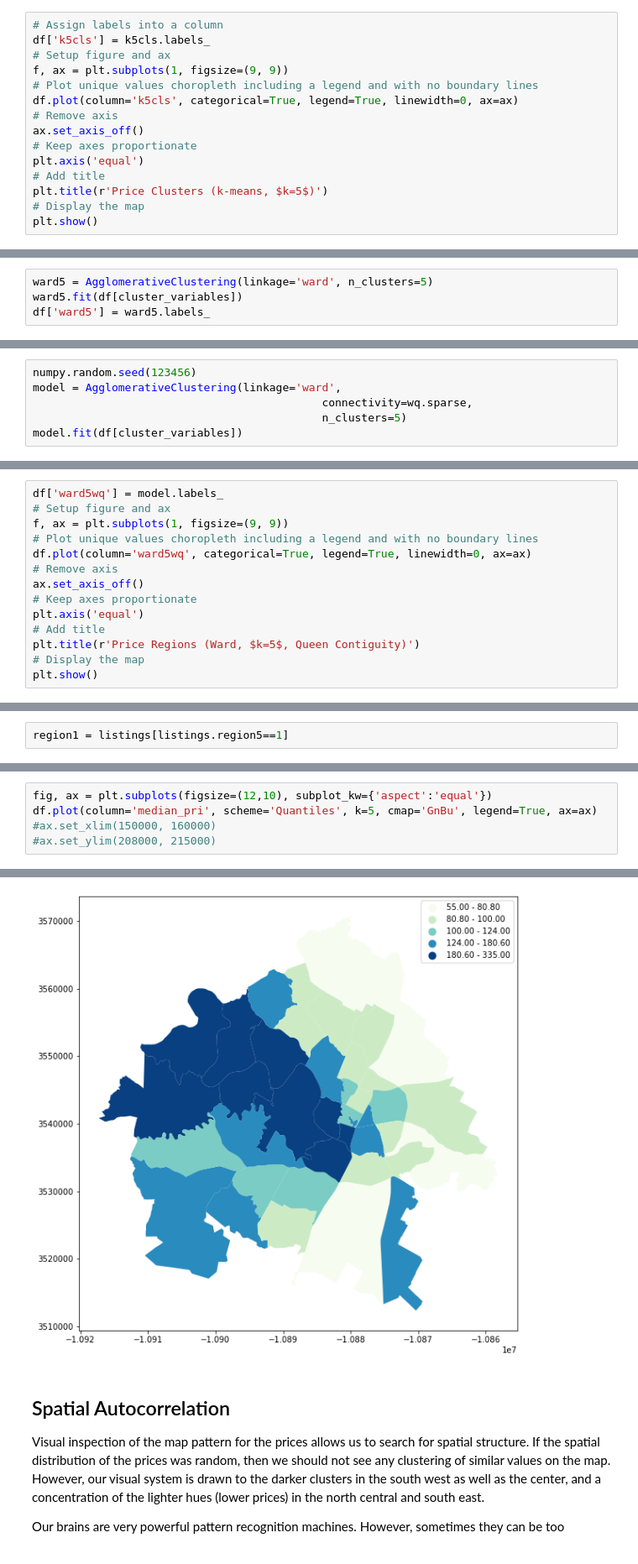
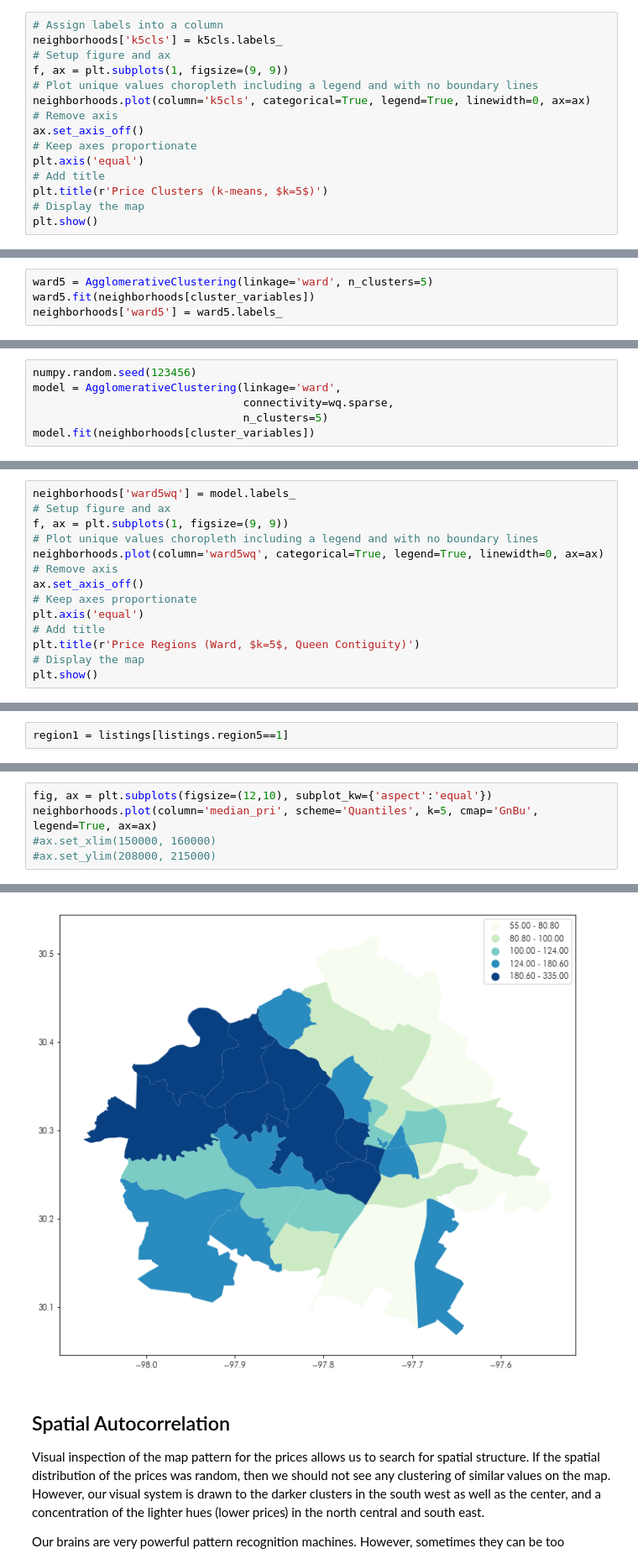
Before and after one commit to pysal/scipy2019-intermediate-gds, a Jupyter notebook: sds4-spatial_clusters.ipynb, the cells around one changed output, grey strips where cells are left out. Shown at 84% size. Drawn from its saved outputs; the diff is of its cells as text.

Commit message:
fix clustering notebook

```diff
--- a/sds4-spatial_clusters.ipynb
+++ b/sds4-spatial_clusters.ipynb
@@ -66,11 +76,11 @@ array([2, 0, 1, 2, 3, 0, 3, 2, 1, 0, 3, 0, 0, 3, 2, 3, 2, 3, 3, 1, 0, 3,
       dtype=int32)
 # %%
 # Assign labels into a column
-df['k5cls'] = k5cls.labels_
+neighborhoods['k5cls'] = k5cls.labels_
 # Setup figure and ax
 f, ax = plt.subplots(1, figsize=(9, 9))
 # Plot unique values choropleth including a legend and with no boundary lines
-df.plot(column='k5cls', categorical=True, legend=True, linewidth=0, ax=ax)
+neighborhoods.plot(column='k5cls', categorical=True, legend=True, linewidth=0, ax=ax)
 # Remove axis
 ax.set_axis_off()
 # Keep axes proportionate
@@ -104,6 +114,6 @@ import numpy
 numpy.random.seed(0)
 # %%
 ward5 = AgglomerativeClustering(linkage='ward', n_clusters=5)
-ward5.fit(df[cluster_variables])
-df['ward5'] = ward5.labels_
+ward5.fit(neighborhoods[cluster_variables])
+neighborhoods['ward5'] = ward5.labels_
 # %%
@@ -171,8 +181,8 @@ plt.show()
 # %%
 numpy.random.seed(123456)
 model = AgglomerativeClustering(linkage='ward',
-                                            connectivity=wq.sparse,
-                                            n_clusters=5)
-model.fit(df[cluster_variables])
+                                connectivity=wq.sparse,
+                                n_clusters=5)
+model.fit(neighborhoods[cluster_variables])
 # %% [output]
 AgglomerativeClustering(affinity='euclidean', compute_full_tree='auto',
@@ -183,9 +193,9 @@ AgglomerativeClustering(affinity='euclidean', compute_full_tree='auto',
 # %%
-df['ward5wq'] = model.labels_
+neighborhoods['ward5wq'] = model.labels_
 # Setup figure and ax
 f, ax = plt.subplots(1, figsize=(9, 9))
 # Plot unique values choropleth including a legend and with no boundary lines
-df.plot(column='ward5wq', categorical=True, legend=True, linewidth=0, ax=ax)
+neighborhoods.plot(column='ward5wq', categorical=True, legend=True, linewidth=0, ax=ax)
 # Remove axis
 ax.set_axis_off()
 # Keep axes proportionate
@@ -317,11 +310,11 @@ region_.shape
 # %%
 fig, ax = plt.subplots(figsize=(12,10), subplot_kw={'aspect':'equal'})
-df.plot(column='median_pri', scheme='Quantiles', k=5, cmap='GnBu', legend=True, ax=ax)
+neighborhoods.plot(column='median_pri', scheme='Quantiles', k=5, cmap='GnBu', legend=True, ax=ax)
 #ax.set_xlim(150000, 160000)
 #ax.set_ylim(208000, 215000)
 # %% [output]
 <matplotlib.axes._subplots.AxesSubplot at 0x...>
-[figure, old version]
+[figure, new version]
 # %% [markdown]
 ## Spatial Autocorrelation ##
 
```
Also changed, not shown: parts of 56 cells of this notebook.
